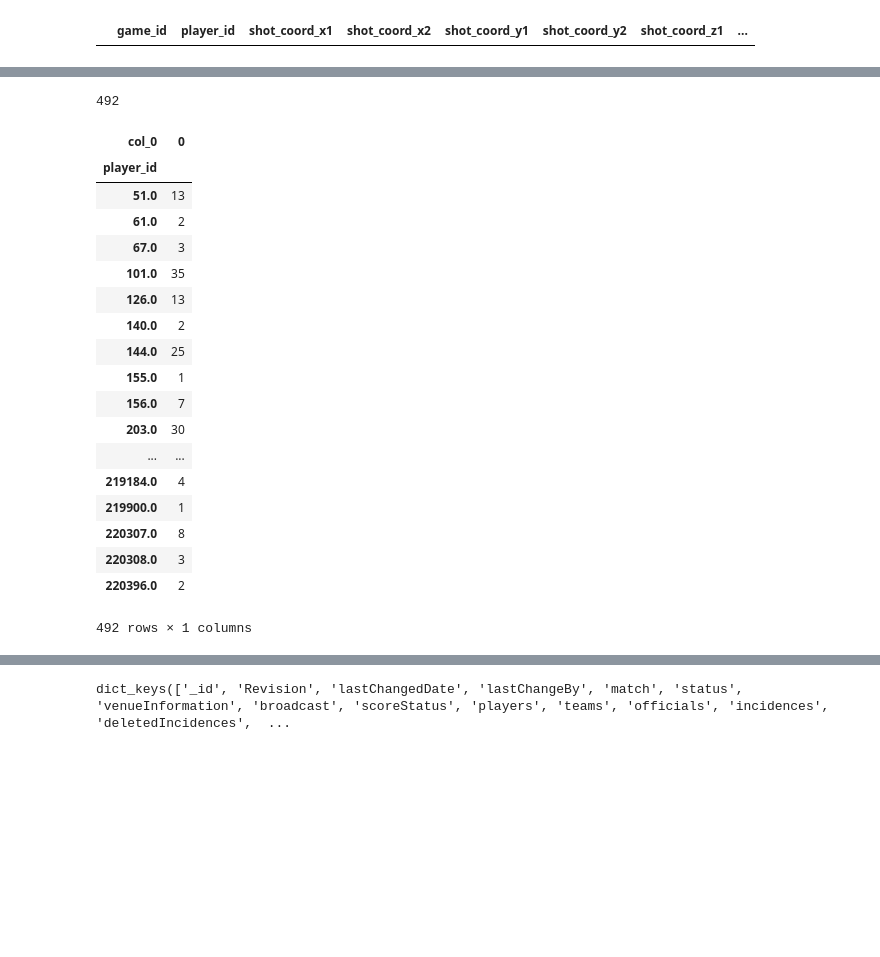
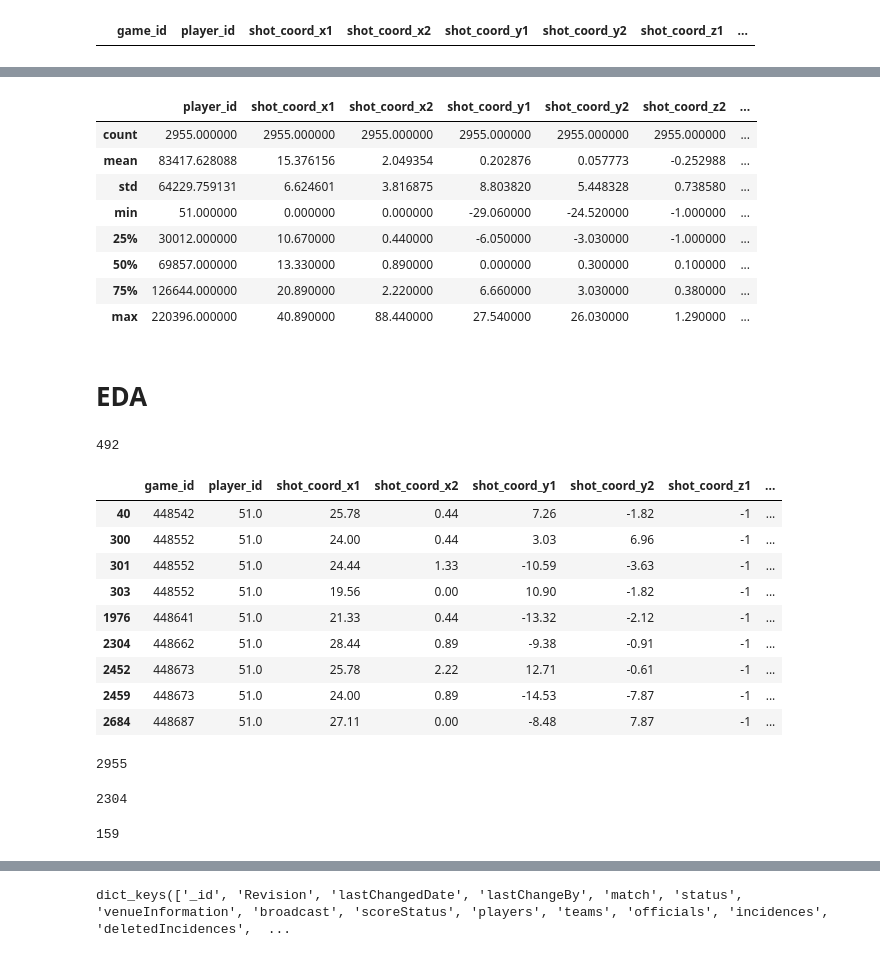
Before and after one commit to d-v-dlee/super_liga_xg, a Jupyter notebook: db_to_df_clean.ipynb, the cells around one changed output, grey strips where cells are left out. Saved outputs shown, nothing was run; the diff lists cells and outputs as text; code cells hidden in the pictures; blank space fills up the shorter version.

```diff
--- a/db_to_df_clean.ipynb
+++ b/db_to_df_clean.ipynb
@@ -272,0 +298,10 @@ master_df.describe()
+# %%
+columns = ['game_id', 'player_id', 'shot_coord_x1', 'shot_coord_x2',
+       'shot_coord_y1', 'shot_coord_y2', 'shot_coord_z1', 'shot_coord_z2',
+       'shot_id', 'shot_type', 'team_id', 'time_of_event(min)',
+       'passed_from_id', 'pass_coord_x1', 'pass_coord_x2', 'pass_coord_y1',
+       'pass_coord_y2', 'pass_coord_z1', 'pass_coord_z2', 'corner_kick',
+       'shot_distance', 'shot_angle', 'assisted_shot', 'is_penalty_attempt',
+       'is_goal']
+# %%
+df_final = master_df[columns].copy()
@@ -273 +317,15 @@ master_df.describe()
+# %%
+df_final.describe()
+# %% [output]
+|  | player_id | shot_coord_x1 | shot_coord_x2 | shot_coord_y1 | shot_coord_y2 | shot_coord_z2 | ... |
+| count | 2955.000000 | 2955.000000 | 2955.000000 | 2955.000000 | 2955.000000 | 2955.000000 | ... |
+| mean | 83417.628088 | 15.376156 | 2.049354 | 0.202876 | 0.057773 | -0.252988 | ... |
+| std | 64229.759131 | 6.624601 | 3.816875 | 8.803820 | 5.448328 | 0.738580 | ... |
+| min | 51.000000 | 0.000000 | 0.000000 | -29.060000 | -24.520000 | -1.000000 | ... |
+| 25% | 30012.000000 | 10.670000 | 0.440000 | -6.050000 | -3.030000 | -1.000000 | ... |
+| 50% | 69857.000000 | 13.330000 | 0.890000 | 0.000000 | 0.300000 | 0.100000 | ... |
+| 75% | 126644.000000 | 20.890000 | 2.220000 | 6.660000 | 3.030000 | 0.380000 | ... |
+| max | 220396.000000 | 40.890000 | 88.440000 | 27.540000 | 26.030000 | 1.290000 | ... |
+# %% [markdown]
+# EDA
 # %%
@@ -275,24 +333,27 @@ len(master_df['player_id'].unique())
 # %% [output]
 492
-# %%
-pd.crosstab(master_df['player_id'], master_df['goal'][1])
-# %% [output]
-| col_0 | 0 |
-| player_id |  |
-| 51.0 | 13 |
-| 61.0 | 2 |
-| 67.0 | 3 |
-| 101.0 | 35 |
-| 126.0 | 13 |
-| 140.0 | 2 |
-| 144.0 | 25 |
-| 155.0 | 1 |
-| 156.0 | 7 |
-| 203.0 | 30 |
-| ... | ... |
-| 219184.0 | 4 |
-| 219900.0 | 1 |
-| 220307.0 | 8 |
-| 220308.0 | 3 |
-| 220396.0 | 2 |
-492 rows × 1 columns
+# %%
+df_final[df_final['player_id'] == 51.0]
+# %% [output]
+|  | game_id | player_id | shot_coord_x1 | shot_coord_x2 | shot_coord_y1 | shot_coord_y2 | shot_coord_z1 | ... |
+| 40 | 448542 | 51.0 | 25.78 | 0.44 | 7.26 | -1.82 | -1 | ... |
+| 300 | 448552 | 51.0 | 24.00 | 0.44 | 3.03 | 6.96 | -1 | ... |
+| 301 | 448552 | 51.0 | 24.44 | 1.33 | -10.59 | -3.63 | -1 | ... |
+| 303 | 448552 | 51.0 | 19.56 | 0.00 | 10.90 | -1.82 | -1 | ... |
+| 1976 | 448641 | 51.0 | 21.33 | 0.44 | -13.32 | -2.12 | -1 | ... |
+| 2304 | 448662 | 51.0 | 28.44 | 0.89 | -9.38 | -0.91 | -1 | ... |
+| 2452 | 448673 | 51.0 | 25.78 | 2.22 | 12.71 | -0.61 | -1 | ... |
+| 2459 | 448673 | 51.0 | 24.00 | 0.89 | -14.53 | -7.87 | -1 | ... |
+| 2684 | 448687 | 51.0 | 27.11 | 0.00 | -8.48 | 7.87 | -1 | ... |
+# %%
+len(df_final['shot_id'].unique())
+# %% [output]
+2955
+# %%
+len(df_final['time_of_event(min)'].unique())
+# %% [output]
+2304
+# %%
+len(df_final['game_id'].unique())
+# %% [output]
+159
```
Also changed, not shown: parts of 15 cells of this notebook, 2 other files.
